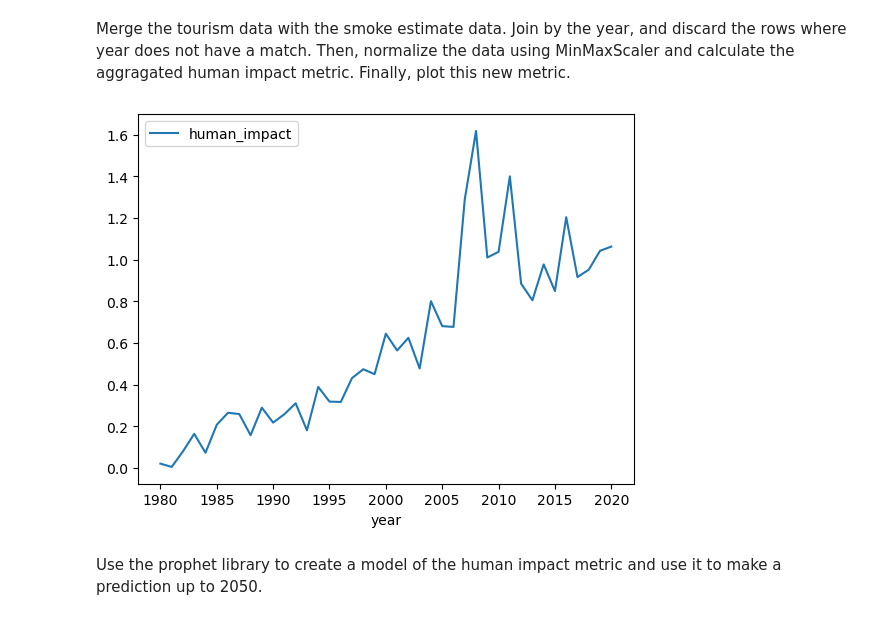
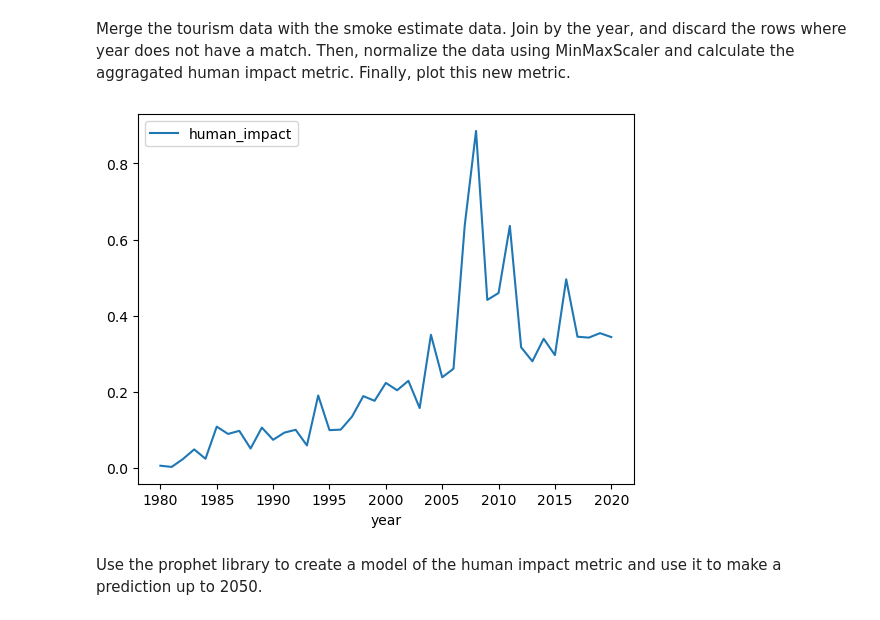
Before and after one commit to nanoash7/data512-final, a Jupyter notebook: part2-analysis.ipynb, the cells around one changed output. Saved outputs shown, nothing was run; the diff lists cells and outputs as text; code cells hidden in the pictures.

```diff
--- a/part2-analysis.ipynb
+++ b/part2-analysis.ipynb
@@ -82,24 +82,24 @@ Then, normalize the data using MinMaxScaler and calculate the aggragated human i
 # %%
 merged_df = pd.merge(df_smoke_totals, df_tourism, on='year', how='inner')
 
 scaler = MinMaxScaler()
 
 # Normalize Smoke Estimate (between 0 and 1)
 merged_df['norm_smoke_estimate'] = scaler.fit_transform(merged_df[['smoke_estimate']])
 
 
 # Normalize Tourism (between 0 and 1)
 # Scaling tourism between 2 and 17 million
 tourism_scaler = MinMaxScaler(feature_range=(0, 1))
 merged_df['norm_tourists'] = tourism_scaler.fit_transform(merged_df[['tourists']])
 
 # Calculate Human Impact Metric as a weighted sum of the normalized values
-merged_df['human_impact'] = merged_df['norm_smoke_estimate'] + merged_df['norm_tourists']
+merged_df['human_impact'] = 0.7 * merged_df['norm_smoke_estimate'] + 0.3 * merged_df['norm_tourists']
 
 merged_df.plot(x='year', y='human_impact', kind='line')
 plt.show()
 # %% [output]
-[figure, old version]
+[figure, new version]
 # %% [markdown]
 Use the prophet library to create a model of the human impact metric and use it to make a prediction up to 2050.
 # %%
```
Also changed, not shown: parts of 1 cell of this notebook, 3 other files.
